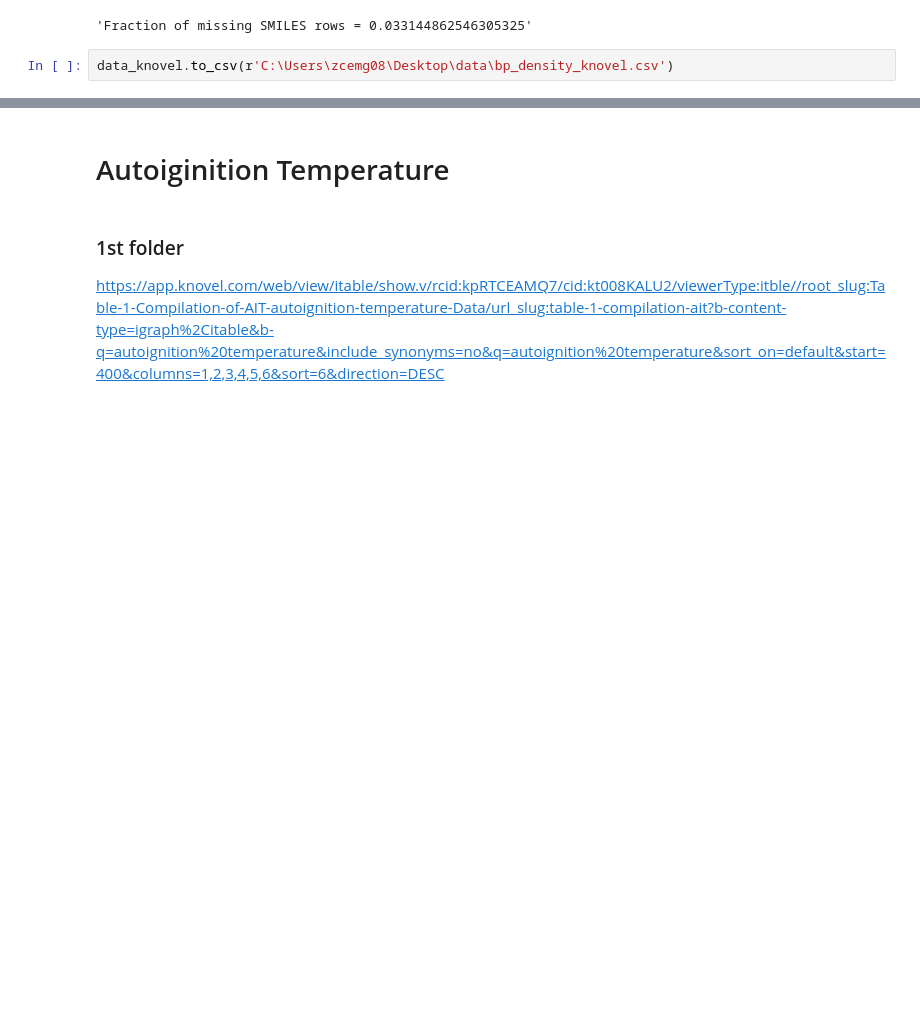
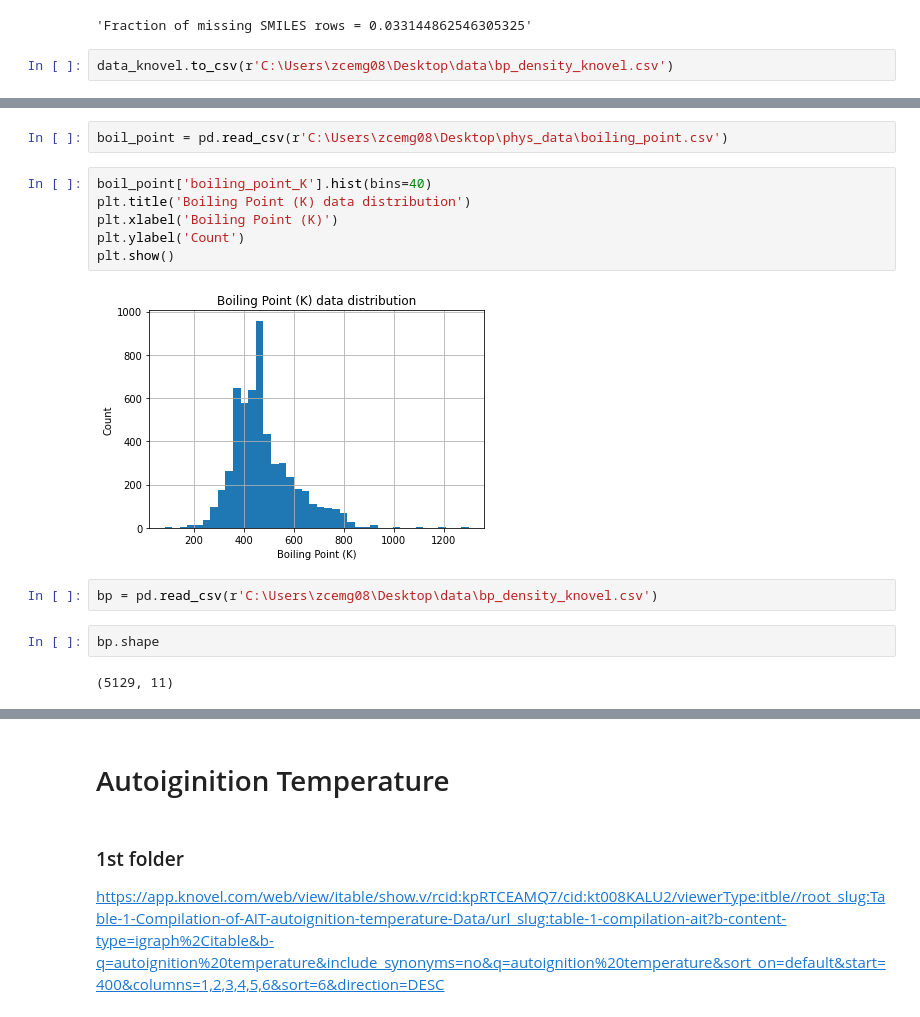
Before and after one commit to SergeyAnufriev/biofuels, a Jupyter notebook: Octane_and_phys_prop.ipynb, the cells around one changed output, grey strips where cells are left out. Cells and saved outputs as stored; diff of their text form; blank space fills up the shorter version.

```diff
--- a/Octane_and_phys_prop.ipynb
+++ b/Octane_and_phys_prop.ipynb
@@ -163,0 +418,16 @@ data_knovel.to_csv(r'C:\Users\zcemg08\Desktop\data\bp_density_knovel.csv')
+# %%
+boil_point = pd.read_csv(r'C:\Users\zcemg08\Desktop\phys_data\boiling_point.csv')
+# %%
+boil_point['boiling_point_K'].hist(bins=40)
+plt.title('Boiling Point (K) data distribution')
+plt.xlabel('Boiling Point (K)')
+plt.ylabel('Count')
+plt.show()
+# %% [output]
+[figure, added]
+# %%
+bp = pd.read_csv(r'C:\Users\zcemg08\Desktop\data\bp_density_knovel.csv')
+# %%
+bp.shape
+# %% [output]
+(5129, 11)
```
Also changed, not shown: parts of 173 cells of this notebook, 2 other files.
